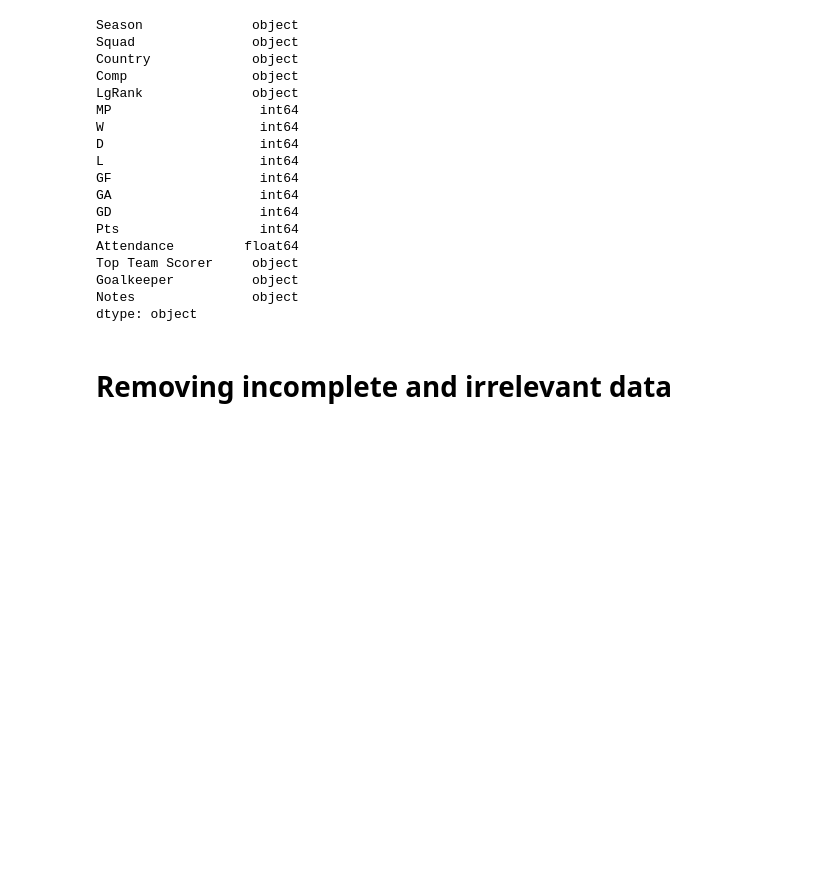
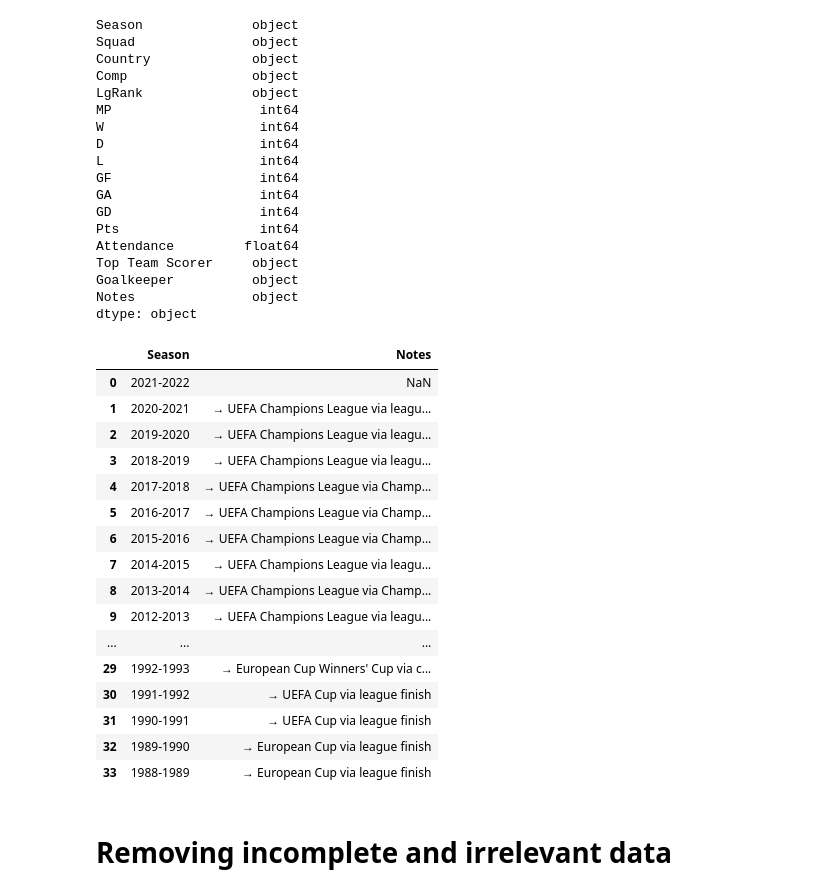
Before and after one commit to RoloPineda/real-madrid-stats, a Jupyter notebook: soccer-stats.ipynb, the cells around one changed output. Cells and saved outputs as stored; diff of their text form; code cells hidden in the pictures; blank space fills up the shorter version.

Commit message:
Kept notes of season

```diff
--- a/soccer-stats.ipynb
+++ b/soccer-stats.ipynb
@@ -63,6 +63,26 @@ Top Team Scorer     object
 Goalkeeper          object
 Notes               object
 dtype: object
+# %%
+df.loc[:,['Season', 'Notes']]
+# %% [output]
+|  | Season | Notes |
+| 0 | 2021-2022 | NaN |
+| 1 | 2020-2021 | → UEFA Champions League via leagu... |
+| 2 | 2019-2020 | → UEFA Champions League via leagu... |
+| 3 | 2018-2019 | → UEFA Champions League via leagu... |
+| 4 | 2017-2018 | → UEFA Champions League via Champ... |
+| 5 | 2016-2017 | → UEFA Champions League via Champ... |
+| 6 | 2015-2016 | → UEFA Champions League via Champ... |
+| 7 | 2014-2015 | → UEFA Champions League via leagu... |
+| 8 | 2013-2014 | → UEFA Champions League via Champ... |
+| 9 | 2012-2013 | → UEFA Champions League via leagu... |
+| ... | ... | ... |
+| 29 | 1992-1993 | → European Cup Winners' Cup via c... |
+| 30 | 1991-1992 | → UEFA Cup via league finish |
+| 31 | 1990-1991 | → UEFA Cup via league finish |
+| 32 | 1989-1990 | → European Cup via league finish |
+| 33 | 1988-1989 | → European Cup via league finish |
 # %% [markdown]
 # Removing incomplete and irrelevant data
 # %%
```
Also changed, not shown: parts of 18 cells of this notebook.
